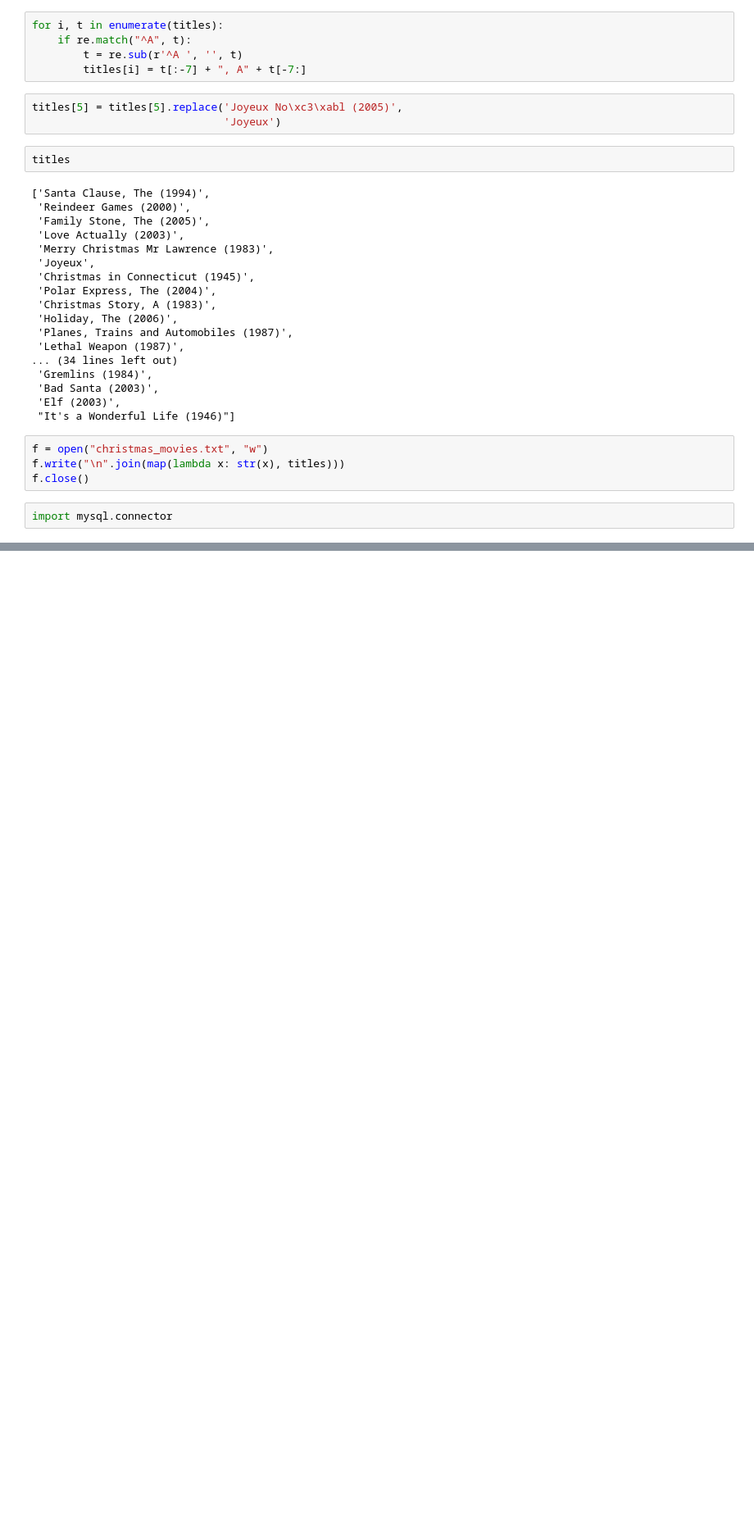
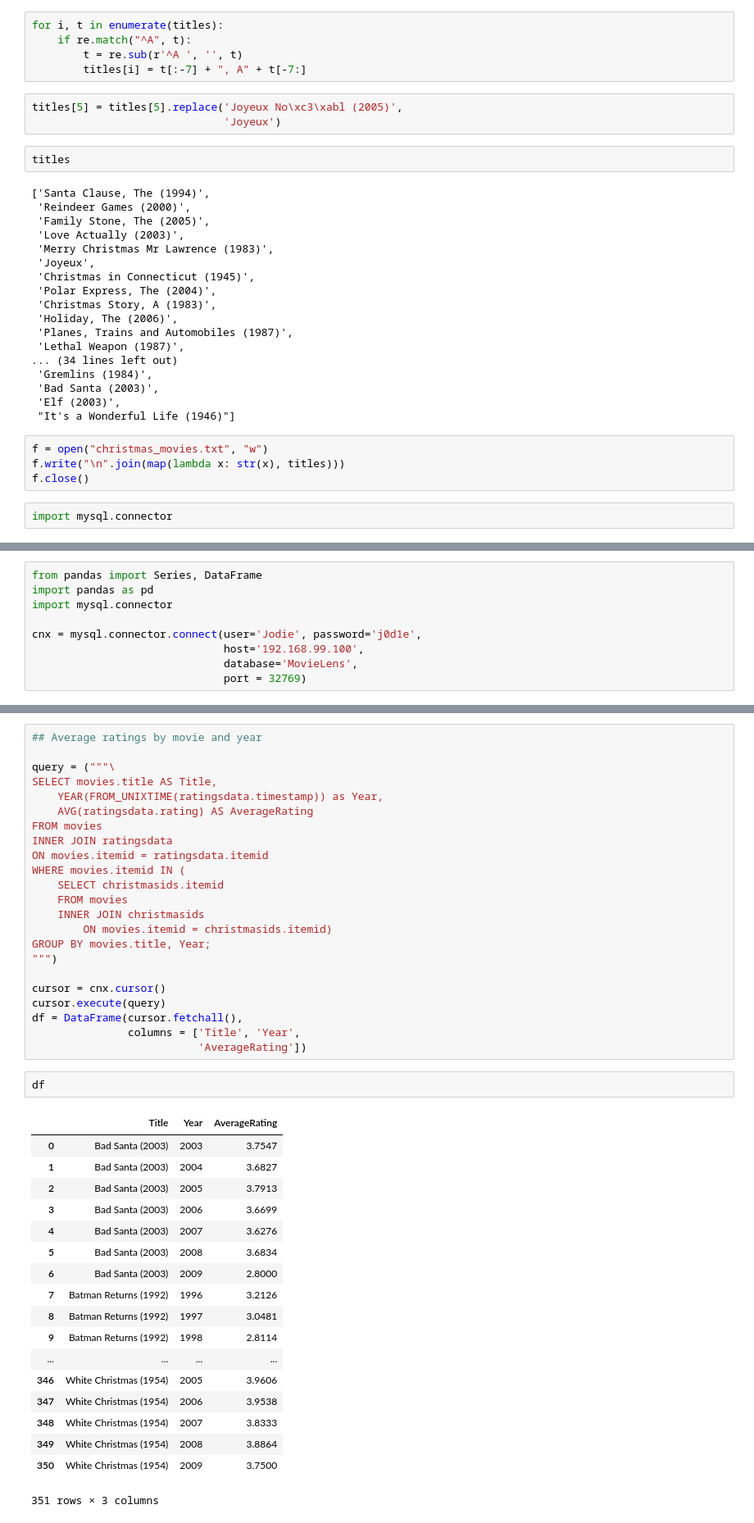
Before and after one commit to t-redactyl/MovieLens-analysis, a Jupyter notebook: Christmas movies scrapping.ipynb, the cells around one changed output, grey strips where cells are left out. Shown at 82% size. Saved outputs shown, nothing was run; the diff lists cells and outputs as text; blank space fills up the shorter version.

Commit message:
Finished Christmas SQL queries, starting plotting in Jupyter

```diff
--- a/Christmas movies scrapping.ipynb
+++ b/Christmas movies scrapping.ipynb
@@ -122,0 +159,9 @@ Movie 3988 is called How the Grinch Stole Christmas (a.k.a. The Grinch) (2000) a
+# %%
+from pandas import Series, DataFrame
+import pandas as pd
+import mysql.connector
+
+cnx = mysql.connector.connect(user='Jodie', password='j0d1e',
+                              host='192.168.99.100',
+                              database='MovieLens',
+                              port = 32769)
@@ -122,0 +257,44 @@ Movie 3988 is called How the Grinch Stole Christmas (a.k.a. The Grinch) (2000) a
+# %%
+## Average ratings by movie and year
+
+query = ("""\
+SELECT movies.title AS Title,
+    YEAR(FROM_UNIXTIME(ratingsdata.timestamp)) as Year,
+	AVG(ratingsdata.rating) AS AverageRating
+FROM movies
+INNER JOIN ratingsdata
+ON movies.itemid = ratingsdata.itemid
+WHERE movies.itemid IN (
+	SELECT christmasids.itemid
+	FROM movies
+	INNER JOIN christmasids
+		ON movies.itemid = christmasids.itemid)
+GROUP BY movies.title, Year;
+""")
+
+cursor = cnx.cursor()
+cursor.execute(query)
+df = DataFrame(cursor.fetchall(),
+               columns = ['Title', 'Year',
+                          'AverageRating'])
+# %%
+df
+# %% [output]
+|  | Title | Year | AverageRating |
+| 0 | Bad Santa (2003) | 2003 | 3.7547 |
+| 1 | Bad Santa (2003) | 2004 | 3.6827 |
+| 2 | Bad Santa (2003) | 2005 | 3.7913 |
+| 3 | Bad Santa (2003) | 2006 | 3.6699 |
+| 4 | Bad Santa (2003) | 2007 | 3.6276 |
+| 5 | Bad Santa (2003) | 2008 | 3.6834 |
+| 6 | Bad Santa (2003) | 2009 | 2.8000 |
+| 7 | Batman Returns (1992) | 1996 | 3.2126 |
+| 8 | Batman Returns (1992) | 1997 | 3.0481 |
+| 9 | Batman Returns (1992) | 1998 | 2.8114 |
+| ... | ... | ... | ... |
+| 346 | White Christmas (1954) | 2005 | 3.9606 |
+| 347 | White Christmas (1954) | 2006 | 3.9538 |
+| 348 | White Christmas (1954) | 2007 | 3.8333 |
+| 349 | White Christmas (1954) | 2008 | 3.8864 |
+| 350 | White Christmas (1954) | 2009 | 3.7500 |
+351 rows × 3 columns
```
Also changed, not shown: parts of 20 cells of this notebook, 2 other files.
